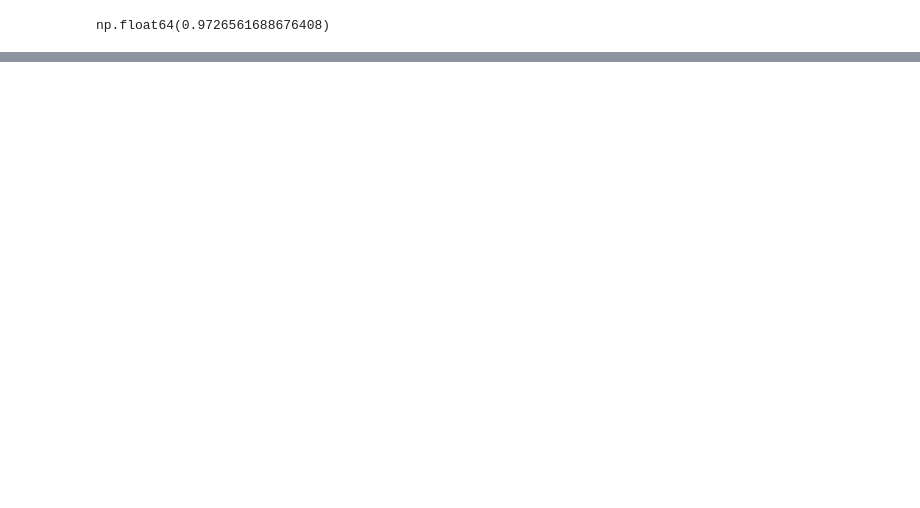
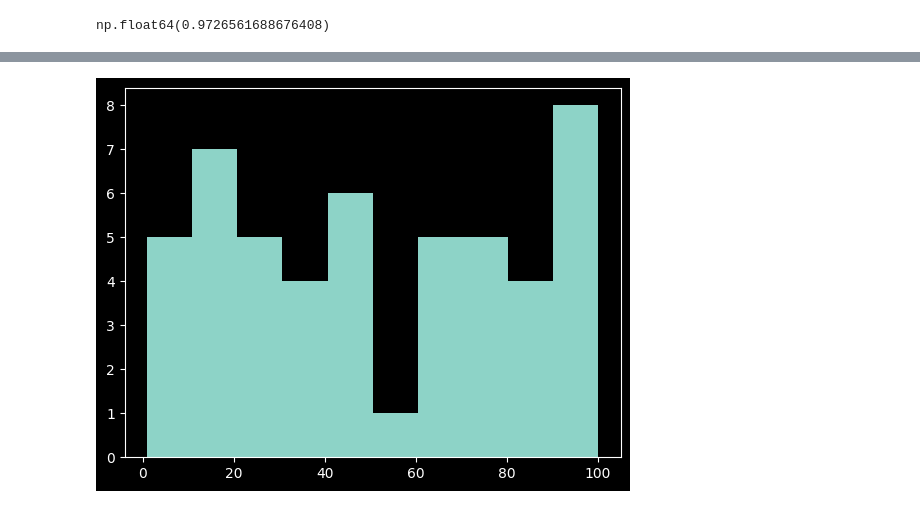
Before and after one commit to KasavRushikesh09/Python_Programs, a Jupyter notebook: PracticeSet1/today.ipynb, the cells around one changed output, grey strips where cells are left out. Drawn from its saved outputs; the diff is of its cells as text; code cells hidden in the pictures; blank space fills up the shorter version.

```diff
--- a/PracticeSet1/today.ipynb
+++ b/PracticeSet1/today.ipynb
@@ -19,0 +98,6 @@ np.float64(0.9726561688676408)
+# %%
+data4 = {
+    'marks' : np.random.randint(1,101,50)
+}
+df4 = pd.DataFrame(data4)
+df4
@@ -19,0 +122,5 @@ np.float64(0.9726561688676408)
+# %%
+plt.hist(df4['marks'],bins = 10)
+plt.show()
+# %% [output]
+[figure, added]
```
Also changed, not shown: parts of 32 cells of this notebook.
